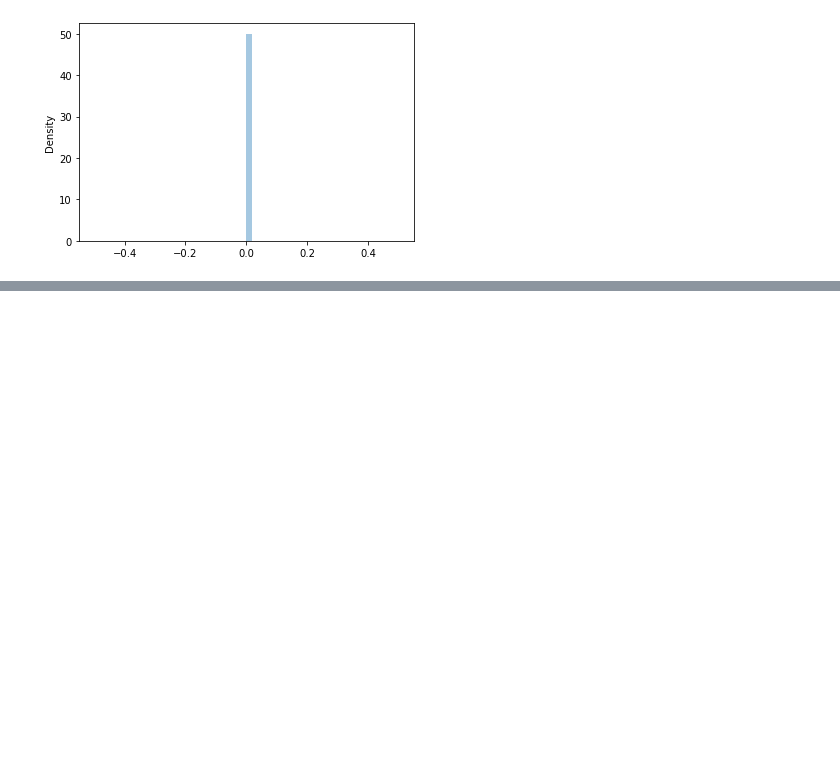
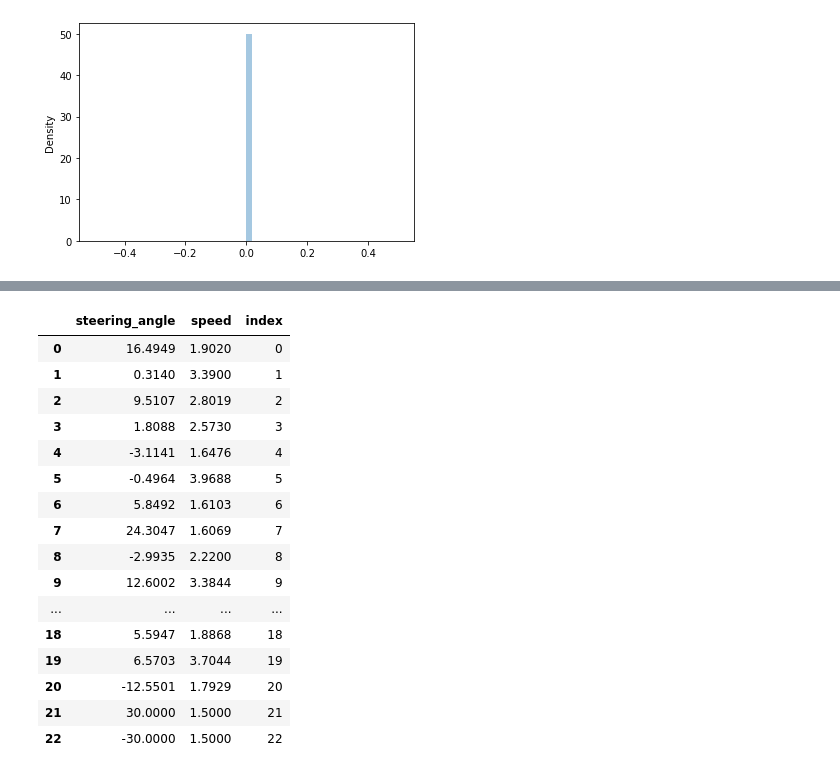
Before and after one commit to shengz123/optrl, a Jupyter notebook: BuildActionSpace.ipynb, the cells around one changed output, grey strips where cells are left out. Saved outputs shown, nothing was run; the diff lists cells and outputs as text; code cells hidden in the pictures; blank space fills up the shorter version.

```diff
--- a/BuildActionSpace.ipynb
+++ b/BuildActionSpace.ipynb
@@ -332,0 +334,28 @@ ax.invert_xaxis()
+# %%
+# Output JSON format
+action_space_for_json = action_space_e[["steering","velocity"]].copy()
+
+action_space_for_json = action_space_for_json.round(4)
+action_space_for_json.columns = ["steering_angle","speed"]
+action_space_for_json["index"] = action_space_for_json.index
+json_text = action_space_for_json.to_json(orient="records", lines=False)
+
+action_space_for_json
+# %% [output]
+|  | steering_angle | speed | index |
+| 0 | 16.4949 | 1.9020 | 0 |
+| 1 | 0.3140 | 3.3900 | 1 |
+| 2 | 9.5107 | 2.8019 | 2 |
+| 3 | 1.8088 | 2.5730 | 3 |
+| 4 | -3.1141 | 1.6476 | 4 |
+| 5 | -0.4964 | 3.9688 | 5 |
+| 6 | 5.8492 | 1.6103 | 6 |
+| 7 | 24.3047 | 1.6069 | 7 |
+| 8 | -2.9935 | 2.2200 | 8 |
+| 9 | 12.6002 | 3.3844 | 9 |
+| ... | ... | ... | ... |
+| 18 | 5.5947 | 1.8868 | 18 |
+| 19 | 6.5703 | 3.7044 | 19 |
+| 20 | -12.5501 | 1.7929 | 20 |
+| 21 | 30.0000 | 1.5000 | 21 |
+| 22 | -30.0000 | 1.5000 | 22 |
```
Also changed, not shown: parts of 11 cells of this notebook.
